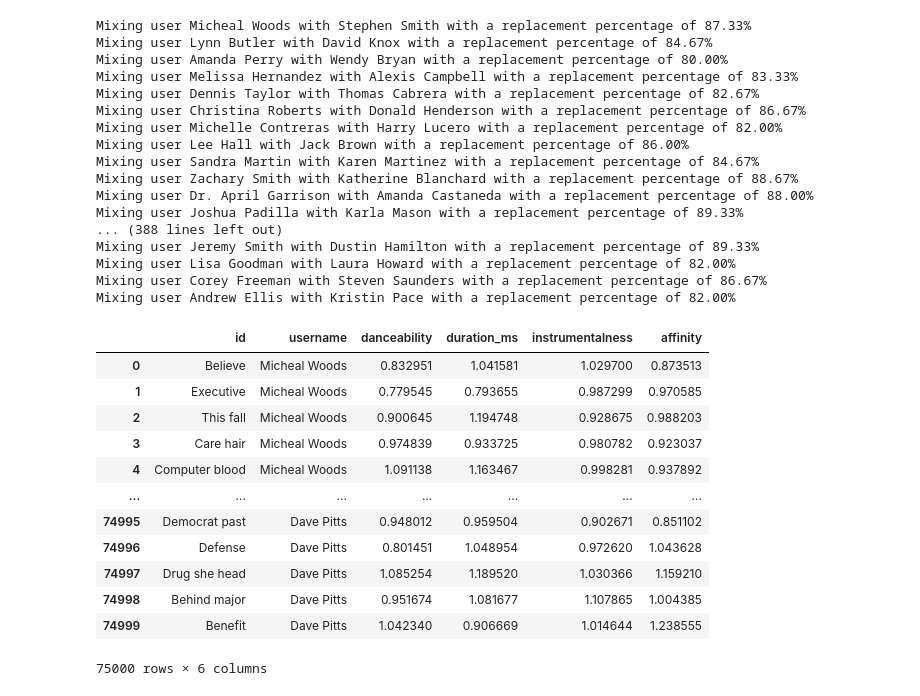
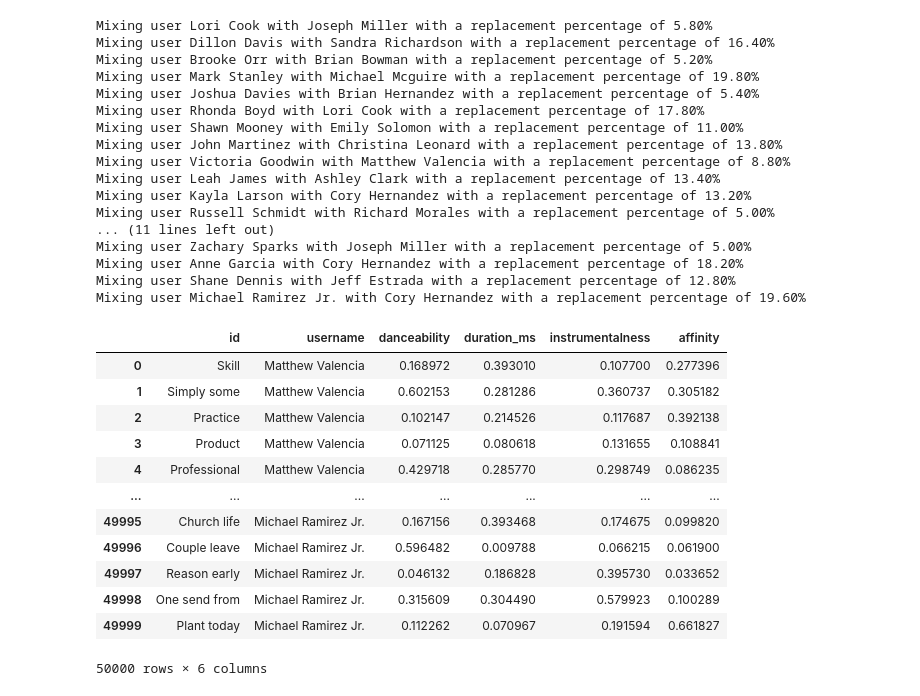
Before and after one commit to owengombas/spotify-recommender, a Jupyter notebook: artificial_data.ipynb, the cells around one changed output. Cells and saved outputs as stored; diff of their text form; code cells hidden in the pictures.

```diff
--- a/artificial_data.ipynb
+++ b/artificial_data.ipynb
@@ -50,43 +50,43 @@ display(df.data)
 # %%
 df = generate_dataset_with_similarities(
-    num_users=500,
-    n_samples=150,
+    num_users=100,
+    n_samples=500,
     numerical_features=SIMPLIFIED_FEATURES,
     affinity_feature="affinity",
-    max_track_mixing_percentage=0.8,
-    min_track_mixing_percentage=0.9,
-    mix_with_someone_else_chance=0.8,
+    max_track_mixing_percentage=0.2,
+    min_track_mixing_percentage=0.05,
+    mix_with_someone_else_chance=0.2,
 )
 df.data
 # %% [output]
-Mixing user Micheal Woods with Stephen Smith with a replacement percentage of 87.33%
-Mixing user Lynn Butler with David Knox with a replacement percentage of 84.67%
-Mixing user Amanda Perry with Wendy Bryan with a replacement percentage of 80.00%
-Mixing user Melissa Hernandez with Alexis Campbell with a replacement percentage of 83.33%
-Mixing user Dennis Taylor with Thomas Cabrera with a replacement percentage of 82.67%
-Mixing user Christina Roberts with Donald Henderson with a replacement percentage of 86.67%
-Mixing user Michelle Contreras with Harry Lucero with a replacement percentage of 82.00%
-Mixing user Lee Hall with Jack Brown with a replacement percentage of 86.00%
-Mixing user Sandra Martin with Karen Martinez with a replacement percentage of 84.67%
-Mixing user Zachary Smith with Katherine Blanchard with a replacement percentage of 88.67%
-Mixing user Dr. April Garrison with Amanda Castaneda with a replacement percentage of 88.00%
-Mixing user Joshua Padilla with Karla Mason with a replacement percentage of 89.33%
-... (388 lines left out)
-Mixing user Jeremy Smith with Dustin Hamilton with a replacement percentage of 89.33%
-Mixing user Lisa Goodman with Laura Howard with a replacement percentage of 82.00%
-Mixing user Corey Freeman with Steven Saunders with a replacement percentage of 86.67%
-Mixing user Andrew Ellis with Kristin Pace with a replacement percentage of 82.00%
+Mixing user Lori Cook with Joseph Miller with a replacement percentage of 5.80%
+Mixing user Dillon Davis with Sandra Richardson with a replacement percentage of 16.40%
+Mixing user Brooke Orr with Brian Bowman with a replacement percentage of 5.20%
+Mixing user Mark Stanley with Michael Mcguire with a replacement percentage of 19.80%
+Mixing user Joshua Davies with Brian Hernandez with a replacement percentage of 5.40%
+Mixing user Rhonda Boyd with Lori Cook with a replacement percentage of 17.80%
+Mixing user Shawn Mooney with Emily Solomon with a replacement percentage of 11.00%
+Mixing user John Martinez with Christina Leonard with a replacement percentage of 13.80%
+Mixing user Victoria Goodwin with Matthew Valencia with a replacement percentage of 8.80%
+Mixing user Leah James with Ashley Clark with a replacement percentage of 13.40%
+Mixing user Kayla Larson with Cory Hernandez with a replacement percentage of 13.20%
+Mixing user Russell Schmidt with Richard Morales with a replacement percentage of 5.00%
+... (11 lines left out)
+Mixing user Zachary Sparks with Joseph Miller with a replacement percentage of 5.00%
+Mixing user Anne Garcia with Cory Hernandez with a replacement percentage of 18.20%
+Mixing user Shane Dennis with Jeff Estrada with a replacement percentage of 12.80%
+Mixing user Michael Ramirez Jr. with Cory Hernandez with a replacement percentage of 19.60%
 |  | id | username | danceability | duration_ms | instrumentalness | affinity |
-| 0 | Believe | Micheal Woods | 0.832951 | 1.041581 | 1.029700 | 0.873513 |
-| 1 | Executive | Micheal Woods | 0.779545 | 0.793655 | 0.987299 | 0.970585 |
-| 2 | This fall | Micheal Woods | 0.900645 | 1.194748 | 0.928675 | 0.988203 |
-| 3 | Care hair | Micheal Woods | 0.974839 | 0.933725 | 0.980782 | 0.923037 |
-| 4 | Computer blood | Micheal Woods | 1.091138 | 1.163467 | 0.998281 | 0.937892 |
+| 0 | Skill | Matthew Valencia | 0.168972 | 0.393010 | 0.107700 | 0.277396 |
+| 1 | Simply some | Matthew Valencia | 0.602153 | 0.281286 | 0.360737 | 0.305182 |
+| 2 | Practice | Matthew Valencia | 0.102147 | 0.214526 | 0.117687 | 0.392138 |
+| 3 | Product | Matthew Valencia | 0.071125 | 0.080618 | 0.131655 | 0.108841 |
+| 4 | Professional | Matthew Valencia | 0.429718 | 0.285770 | 0.298749 | 0.086235 |
 | ... | ... | ... | ... | ... | ... | ... |
-| 74995 | Democrat past | Dave Pitts | 0.948012 | 0.959504 | 0.902671 | 0.851102 |
-| 74996 | Defense | Dave Pitts | 0.801451 | 1.048954 | 0.972620 | 1.043628 |
-| 74997 | Drug she head | Dave Pitts | 1.085254 | 1.189520 | 1.030366 | 1.159210 |
-| 74998 | Behind major | Dave Pitts | 0.951674 | 1.081677 | 1.107865 | 1.004385 |
-| 74999 | Benefit | Dave Pitts | 1.042340 | 0.906669 | 1.014644 | 1.238555 |
+| 49995 | Church life | Michael Ramirez Jr. | 0.167156 | 0.393468 | 0.174675 | 0.099820 |
+| 49996 | Couple leave | Michael Ramirez Jr. | 0.596482 | 0.009788 | 0.066215 | 0.061900 |
+| 49997 | Reason early | Michael Ramirez Jr. | 0.046132 | 0.186828 | 0.395730 | 0.033652 |
+| 49998 | One send from | Michael Ramirez Jr. | 0.315609 | 0.304490 | 0.579923 | 0.100289 |
+| 49999 | Plant today | Michael Ramirez Jr. | 0.112262 | 0.070967 | 0.191594 | 0.661827 |
-75000 rows × 6 columns
+50000 rows × 6 columns
 # %%
```
Also changed, not shown: parts of 6 cells of this notebook, 11 other files.
